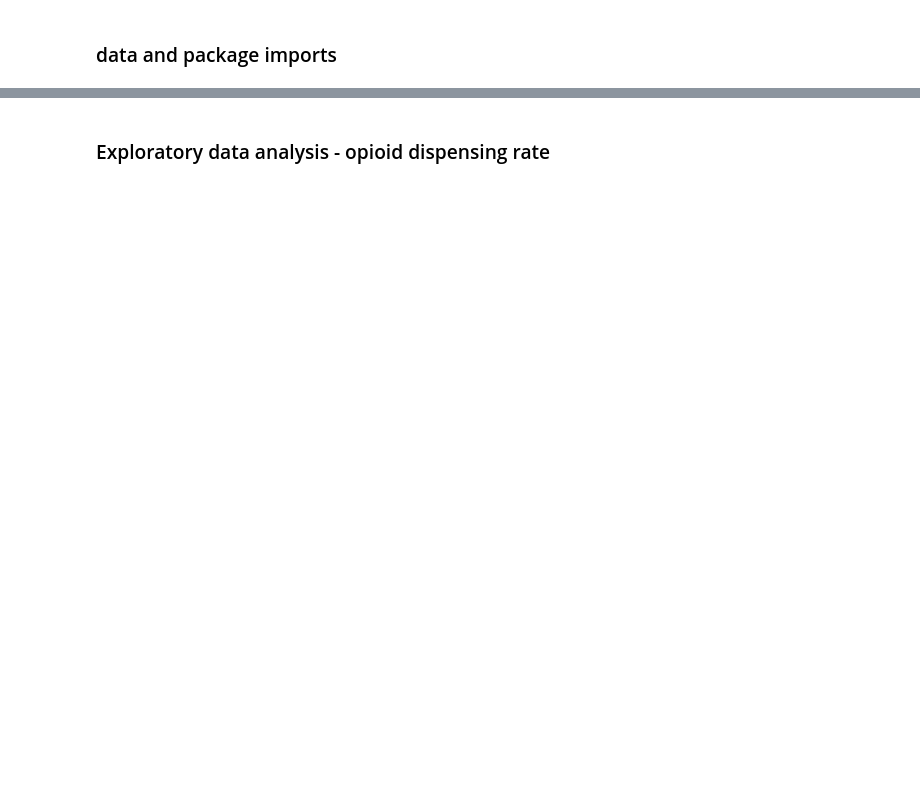
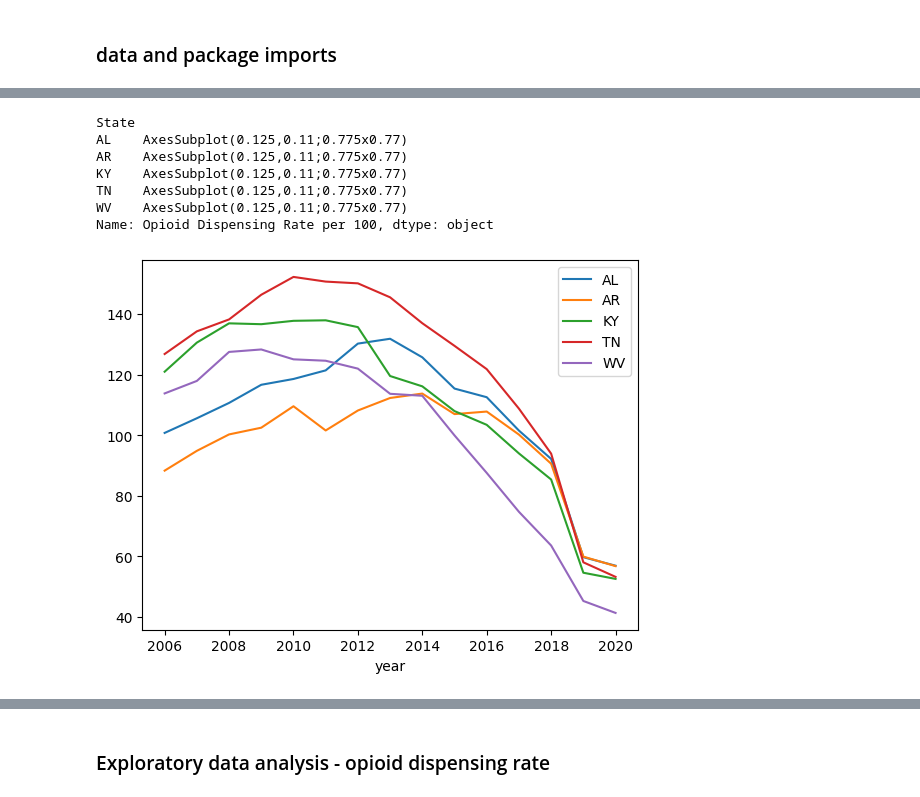
Before and after one commit to Ludougan123234/624-project, a Jupyter notebook: exp_opioid randy.ipynb, the cells around one changed output, grey strips where cells are left out. Drawn from its saved outputs; the diff is of its cells as text; code cells hidden in the pictures; blank space fills up the shorter version.

```diff
--- a/exp_opioid randy.ipynb
+++ b/exp_opioid randy.ipynb
@@ -114,0 +222,27 @@ for i in range(5, 15):
+# %%
+(
+    df.groupby(["State", "year"])["Opioid Dispensing Rate per 100"]
+    .mean()
+    .reset_index()
+    .merge(
+        df.groupby(["State"])["Opioid Dispensing Rate per 100"]
+        .mean()
+        .sort_values(ascending=False)
+        .reset_index()
+        .head(5)["State"],
+        how="inner",
+        on="State",
+    )
+    .set_index("year")
+    .groupby("State")["Opioid Dispensing Rate per 100"]
+    .plot(kind="line", subplots=False, legend=True)
+)
+# %% [output]
+State
+AL    AxesSubplot(0.125,0.11;0.775x0.77)
+AR    AxesSubplot(0.125,0.11;0.775x0.77)
+KY    AxesSubplot(0.125,0.11;0.775x0.77)
+TN    AxesSubplot(0.125,0.11;0.775x0.77)
+WV    AxesSubplot(0.125,0.11;0.775x0.77)
+Name: Opioid Dispensing Rate per 100, dtype: object
+[figure, added]
```
Also changed, not shown: parts of 25 cells of this notebook, 3 other files.
